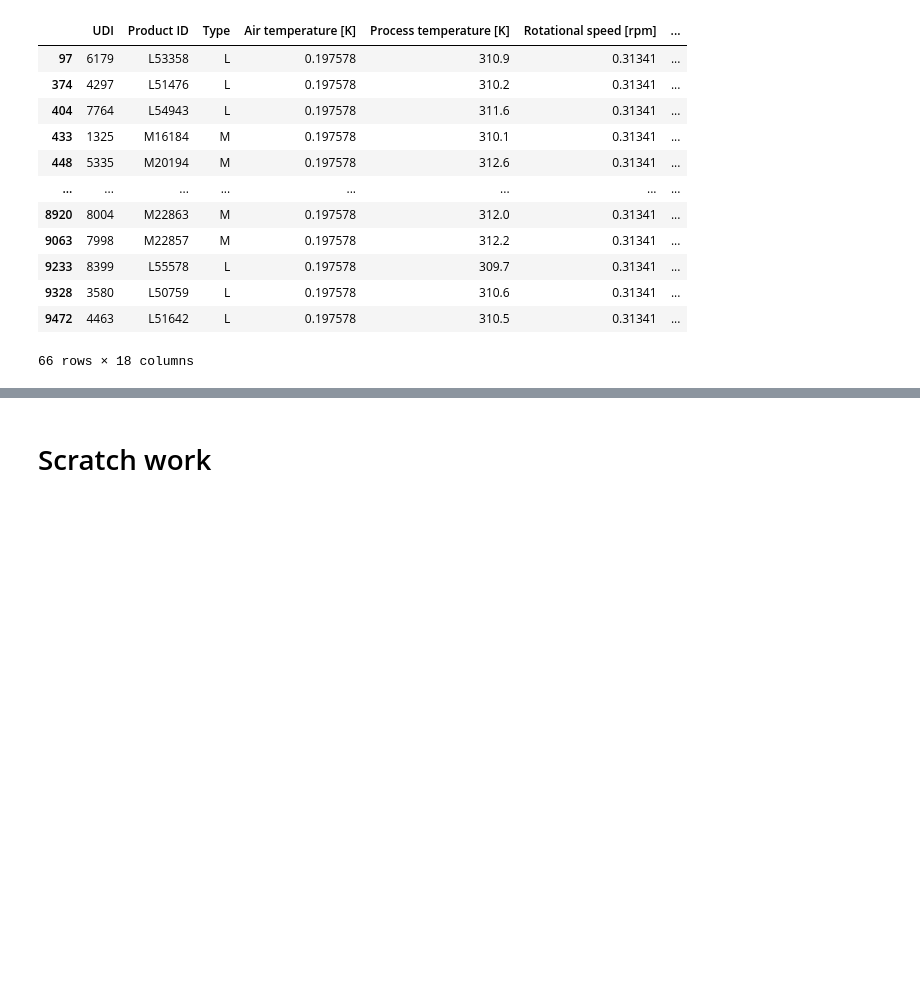
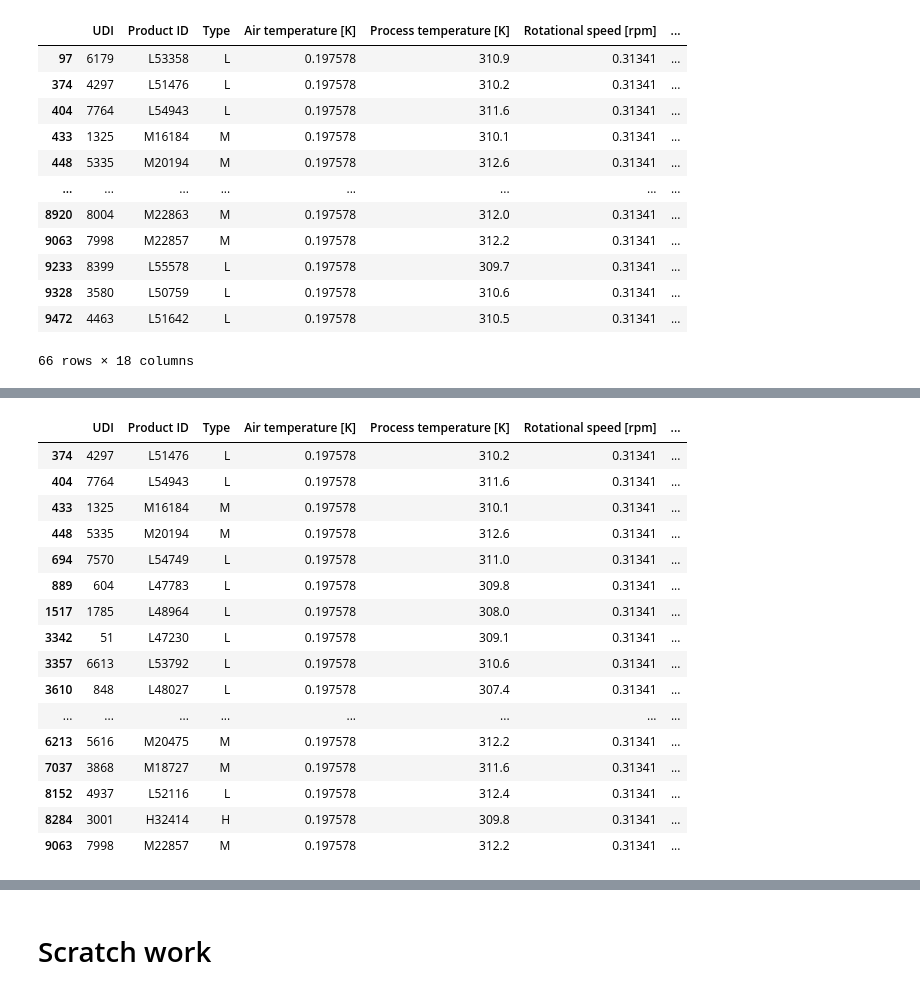
Before and after one commit to ManishKhurmi/exploratory-data-analysis---the-manufacturing-process768, a Jupyter notebook: Milestone_3.ipynb, the cells around one changed output, grey strips where cells are left out. Saved outputs shown, nothing was run; the diff lists cells and outputs as text; code cells hidden in the pictures; blank space fills up the shorter version.

```diff
--- a/Milestone_3.ipynb
+++ b/Milestone_3.ipynb
@@ -1908,0 +2113,39 @@ failure_data_cleaned_unskewed_no_outliers = failure_data_cleaned_unskewed[mask]
+# %%
+# testing
+def outliers_via_z_score_df(df, column, z_threshold = [[2,3]]):
+
+    # create z scores
+    x = df[column]
+    mean= np.mean(x)
+    standard_deviation = np.std(x)
+    z_scores = (x - mean) / standard_deviation
+
+    # calculate outliers
+    outliers = np.abs(z_scores) > z_threshold
+    outliers.value_counts() # 24 outliers
+
+    # outliers df
+    outliers_via_z = df[outliers]
+    return outliers_via_z
+
+test_outliers = outliers_via_z_score_df(df=failure_data_cleaned_v4, column='Torque [Nm]', z_threshold=3)
+test_outliers
+# success
+# %% [output]
+|  | UDI | Product ID | Type | Air temperature [K] | Process temperature [K] | Rotational speed [rpm] | ... |
+| 374 | 4297 | L51476 | L | 0.197578 | 310.2 | 0.31341 | ... |
+| 404 | 7764 | L54943 | L | 0.197578 | 311.6 | 0.31341 | ... |
+| 433 | 1325 | M16184 | M | 0.197578 | 310.1 | 0.31341 | ... |
+| 448 | 5335 | M20194 | M | 0.197578 | 312.6 | 0.31341 | ... |
+| 694 | 7570 | L54749 | L | 0.197578 | 311.0 | 0.31341 | ... |
+| 889 | 604 | L47783 | L | 0.197578 | 309.8 | 0.31341 | ... |
+| 1517 | 1785 | L48964 | L | 0.197578 | 308.0 | 0.31341 | ... |
+| 3342 | 51 | L47230 | L | 0.197578 | 309.1 | 0.31341 | ... |
+| 3357 | 6613 | L53792 | L | 0.197578 | 310.6 | 0.31341 | ... |
+| 3610 | 848 | L48027 | L | 0.197578 | 307.4 | 0.31341 | ... |
+| ... | ... | ... | ... | ... | ... | ... | ... |
+| 6213 | 5616 | M20475 | M | 0.197578 | 312.2 | 0.31341 | ... |
+| 7037 | 3868 | M18727 | M | 0.197578 | 311.6 | 0.31341 | ... |
+| 8152 | 4937 | L52116 | L | 0.197578 | 312.4 | 0.31341 | ... |
+| 8284 | 3001 | H32414 | H | 0.197578 | 309.8 | 0.31341 | ... |
+| 9063 | 7998 | M22857 | M | 0.197578 | 312.2 | 0.31341 | ... |
```
Also changed, not shown: parts of 15 cells of this notebook.
